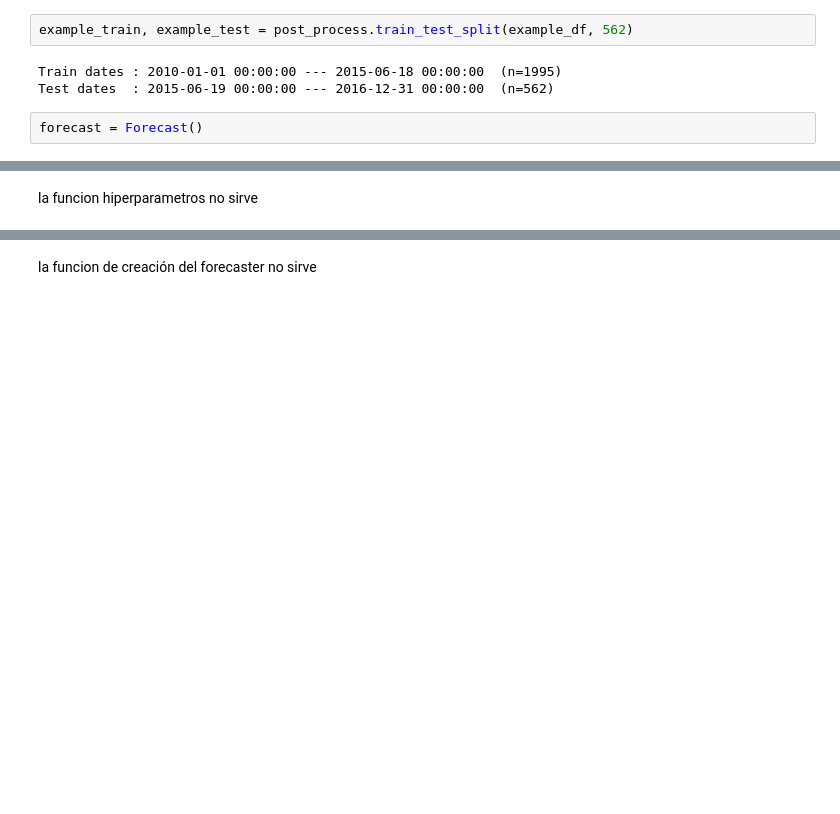
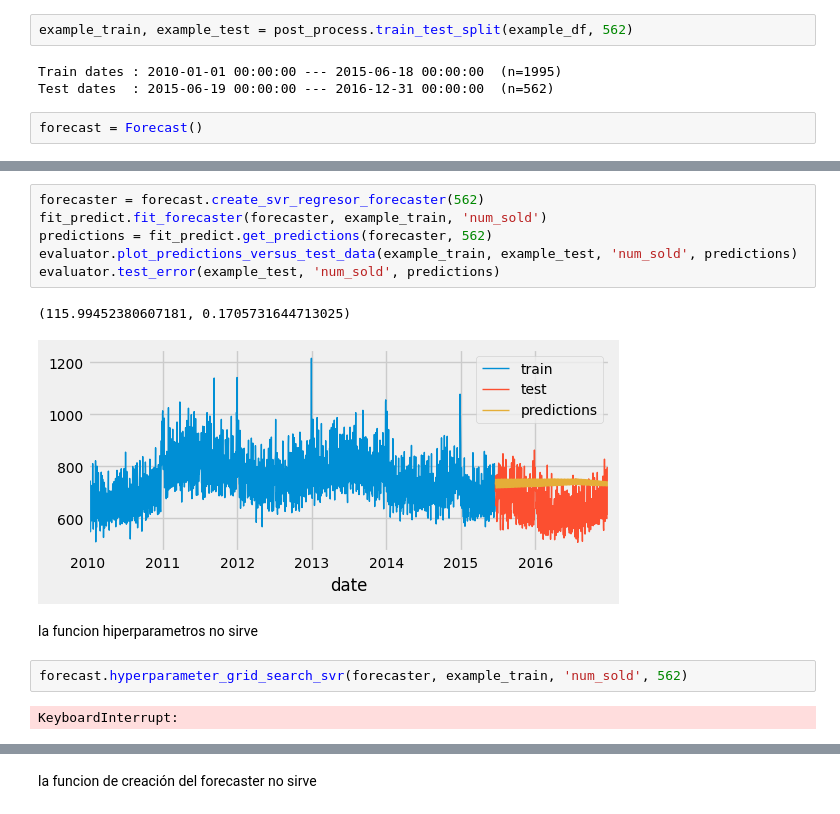
Before and after one commit to JoseCouceiro/kaggles_forecast, a Jupyter notebook: Forecasting Sticker Sales/program/check_stuff.ipynb, the cells around one changed output, grey strips where cells are left out. Cells and saved outputs as stored; diff of their text form; blank space fills up the shorter version.

```diff
--- a/Forecasting Sticker Sales/program/check_stuff.ipynb
+++ b/Forecasting Sticker Sales/program/check_stuff.ipynb
@@ -84,2 +282,15 @@ evaluator.test_error(example_test, 'num_sold', predictions)
+# %%
+forecaster = forecast.create_svr_regresor_forecaster(562)
+fit_predict.fit_forecaster(forecaster, example_train, 'num_sold')
+predictions = fit_predict.get_predictions(forecaster, 562)
+evaluator.plot_predictions_versus_test_data(example_train, example_test, 'num_sold', predictions)
+evaluator.test_error(example_test, 'num_sold', predictions)
+# %% [output]
+(115.99452380607181, 0.1705731644713025)
+[figure, added]
 # %% [markdown]
 la funcion hiperparametros no sirve
+# %%
+forecast.hyperparameter_grid_search_svr(forecaster, example_train, 'num_sold', 562)
+# %% [output]
+KeyboardInterrupt:
```
Also changed, not shown: parts of 32 cells of this notebook, 4 other files.
